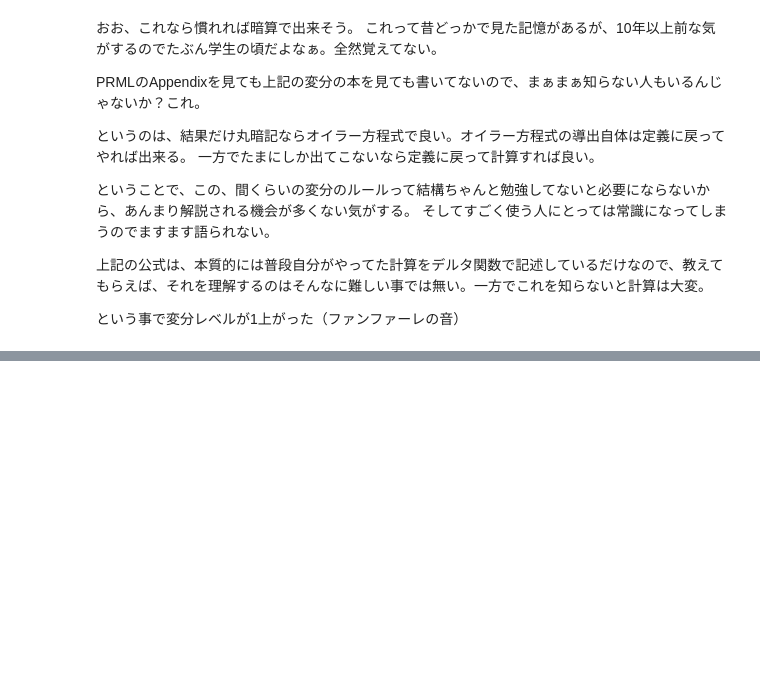
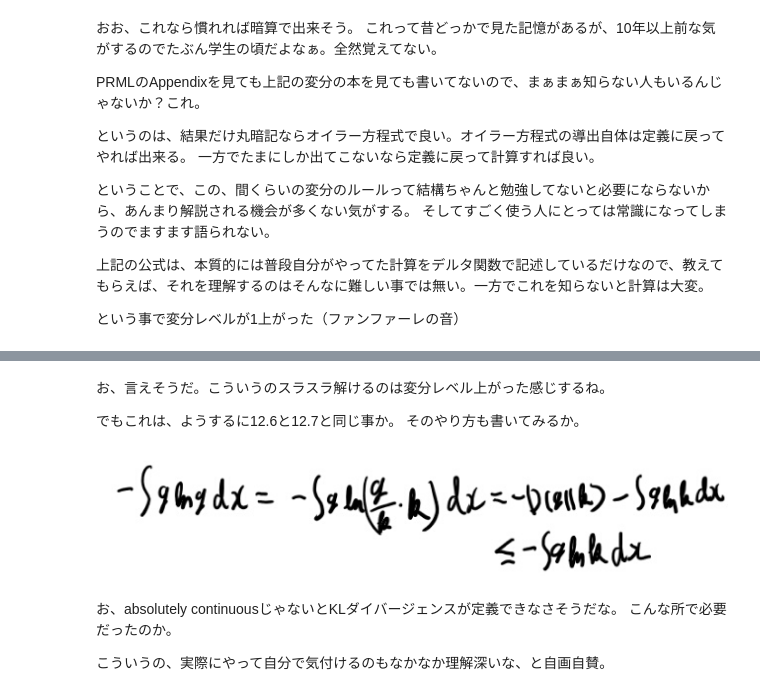
Before and after one commit to karino2/karino2.github.io, a Jupyter notebook: ipynb/2019-03-22-135325.ipynb, the cells around one changed output, grey strips where cells are left out. Drawn from its saved outputs; the diff is of its cells as text; code cells hidden in the pictures; blank space fills up the shorter version.

```diff
--- a/ipynb/2019-03-22-135325.ipynb
+++ b/ipynb/2019-03-22-135325.ipynb
@@ -80,0 +104,14 @@ PRMLのAppendixを見ても上記の変分の本を見ても書いてないの
+# %% [markdown]
+お、言えそうだ。こういうのスラスラ解けるのは変分レベル上がった感じするね。
+
+でもこれは、ようするに12.6と12.7と同じ事か。
+そのやり方も書いてみるか。
+# %%
+MeatPieImage()
+# %% [output]
+[figure, added]
+# %% [markdown]
+お、absolutely continuousじゃないとKLダイバージェンスが定義できなさそうだな。
+こんな所で必要だったのか。
+
+こういうの、実際にやって自分で気付けるのもなかなか理解深いな、と自画自賛。
```
Also changed, not shown: parts of 5 cells of this notebook.
